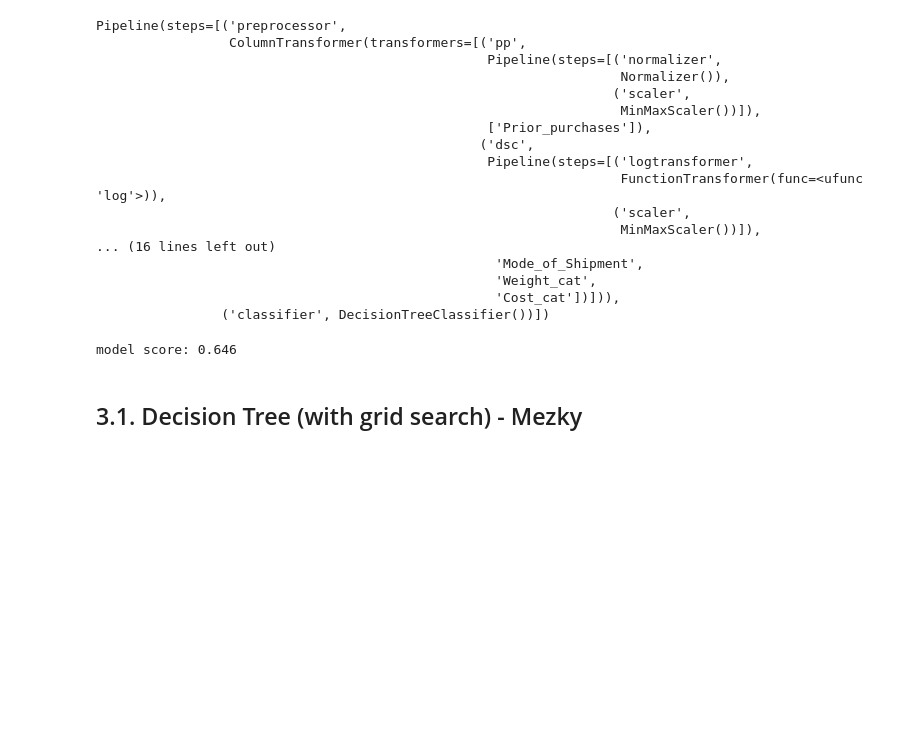
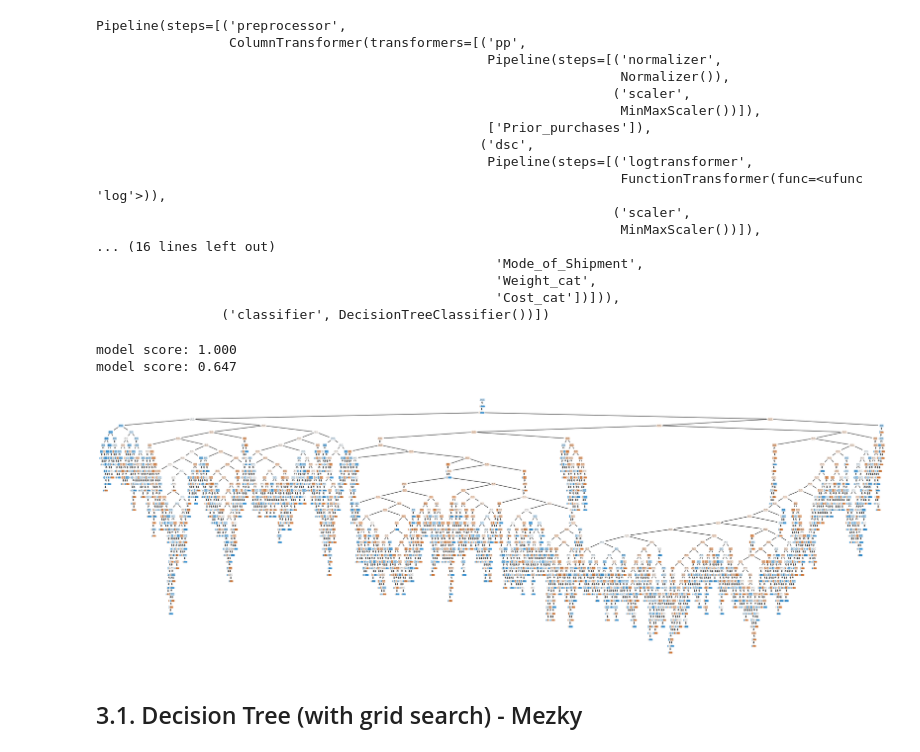
Before and after one commit to uniainiyah/ecommerce-ds, a Jupyter notebook: Final_Project_DS_Rakamin_Batch_31_Kelompok_4_(Cobra).ipynb, the cells around one changed output. Saved outputs shown, nothing was run; the diff lists cells and outputs as text; code cells hidden in the pictures; blank space fills up the shorter version.

Commit message:
added some test models

```diff
--- a/Final_Project_DS_Rakamin_Batch_31_Kelompok_4_(Cobra).ipynb
+++ b/Final_Project_DS_Rakamin_Batch_31_Kelompok_4_(Cobra).ipynb
@@ -1091,9 +1091,18 @@ Pipeline(steps=[('preprocessor',
                 ('classifier', DecisionTreeClassifier())])
 # %%
 clf.fit(x_train_outlier_removed, y_train_outlier_removed)
+print('model score: %.3f' % clf.score(x_train_outlier_removed, y_train_outlier_removed))
 print('model score: %.3f' % clf.score(x_test, y_test))
 # %% [output]
-model score: 0.646
+model score: 1.000
+model score: 0.647
+# %%
+fig = plt.figure(figsize=(30,10))
+_ = tree.plot_tree(clf['classifier'], class_names=['Late', 'On-time'], filled=True)
+
+plt.show()
+# %% [output]
+[figure, added]
 # %% [markdown]
 ## 3.1. Decision Tree (with grid search) - Mezky
 # %%
```
Also changed, not shown: parts of 2 cells of this notebook.
